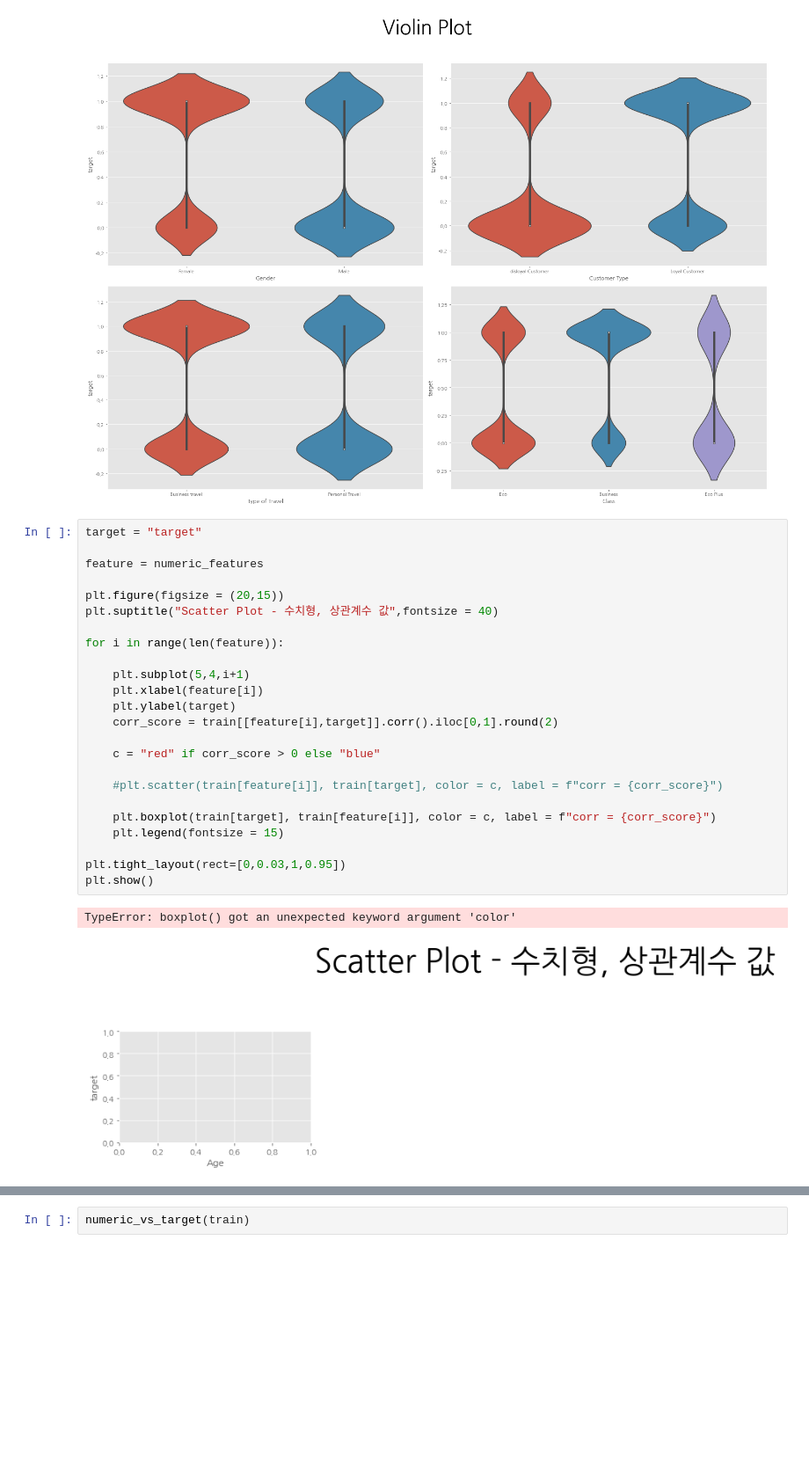
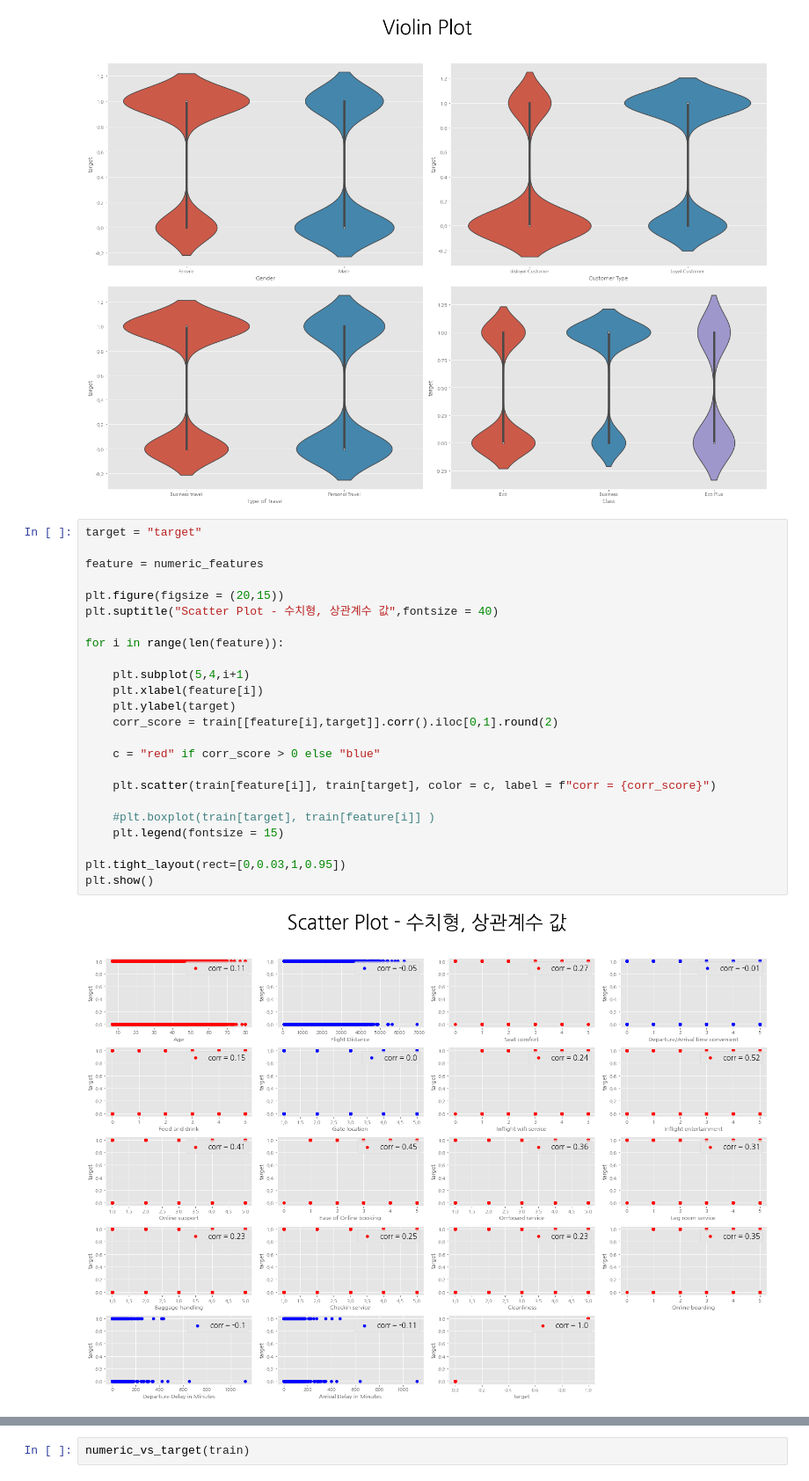
Before and after one commit to parktaeshin/dacon, a Jupyter notebook: dacon항공사고객만족도/first.ipynb, the cells around one changed output, grey strips where cells are left out. Shown at 88% size. Cells and saved outputs as stored; diff of their text form; blank space fills up the shorter version.

```diff
--- a/dacon항공사고객만족도/first.ipynb
+++ b/dacon항공사고객만족도/first.ipynb
@@ -236,30 +244,29 @@ plt.show()
 # %%
 target = "target"
 
 feature = numeric_features
 
 plt.figure(figsize = (20,15))
 plt.suptitle("Scatter Plot - 수치형, 상관계수 값",fontsize = 40)
 
 for i in range(len(feature)):
 
     plt.subplot(5,4,i+1)
     plt.xlabel(feature[i])
     plt.ylabel(target)
     corr_score = train[[feature[i],target]].corr().iloc[0,1].round(2)
 
     c = "red" if corr_score > 0 else "blue"
 
-    #plt.scatter(train[feature[i]], train[target], color = c, label = f"corr = {corr_score}")
+    plt.scatter(train[feature[i]], train[target], color = c, label = f"corr = {corr_score}")
 
-    plt.boxplot(train[target], train[feature[i]], color = c, label = f"corr = {corr_score}")
+    #plt.boxplot(train[target], train[feature[i]] )
     plt.legend(fontsize = 15)
 
 plt.tight_layout(rect=[0,0.03,1,0.95])
 plt.show()
 # %% [output]
-TypeError: boxplot() got an unexpected keyword argument 'color'
-[figure, old version]
+[figure, new version]
 # %%
 def numeric_vs_target(df):
 
```
Also changed, not shown: parts of 24 cells of this notebook.
